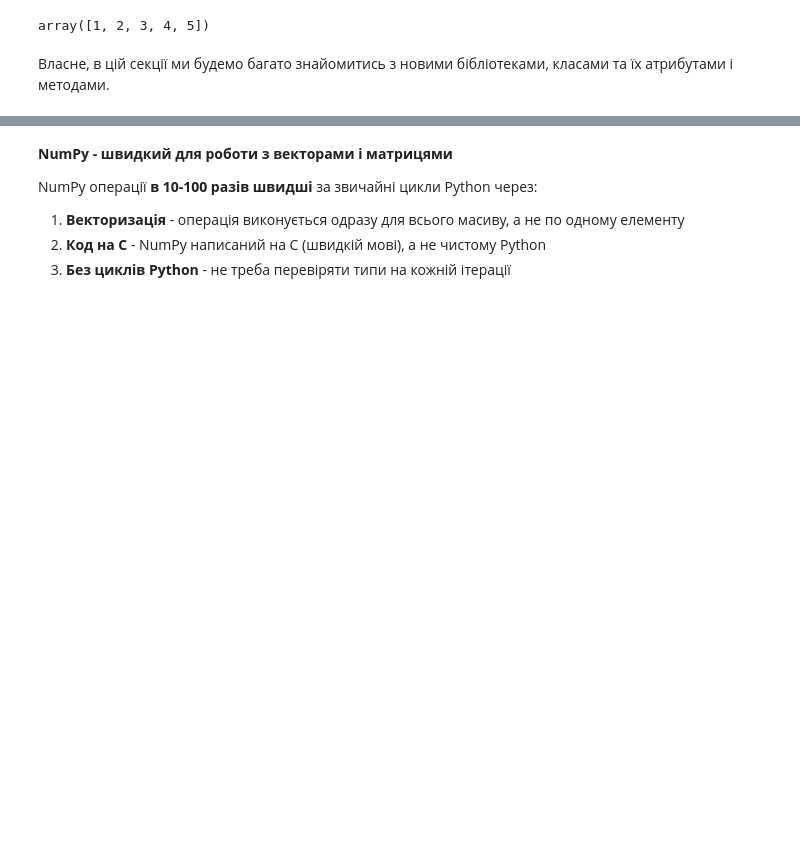
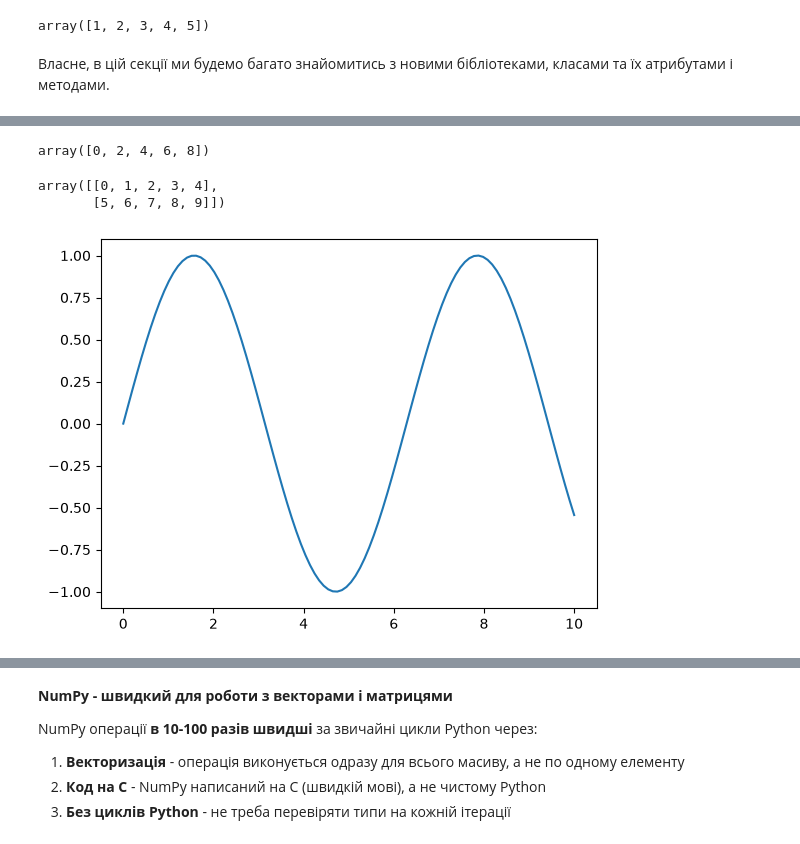
Before and after one commit to boykool/ML-AI-Engineering, a Jupyter notebook: Бібліотеки_для_роботи_з_даними_Numpy,_Pandas,_Plotly.ipynb, the cells around one changed output, grey strips where cells are left out. Saved outputs shown, nothing was run; the diff lists cells and outputs as text; code cells hidden in the pictures; blank space fills up the shorter version.

```diff
--- a/Бібліотеки_для_роботи_з_даними_Numpy,_Pandas,_Plotly.ipynb
+++ b/Бібліотеки_для_роботи_з_даними_Numpy,_Pandas,_Plotly.ipynb
@@ -219,0 +248,19 @@ for i in range(10):
+# %%
+np.arange(0, 10, 2)
+# %% [output]
+array([0, 2, 4, 6, 8])
+# %%
+# np.arange(0, 10)
+np.arange(0, 10).reshape((2,5))
+# %% [output]
+array([[0, 1, 2, 3, 4],
+       [5, 6, 7, 8, 9]])
+# %%
+x = np.linspace(0, 10, 100)
+y = np.sin(x)
+
+import matplotlib.pyplot as plt
+plt.plot(x, y)
+plt.show()
+# %% [output]
+[figure, added]
```
Also changed, not shown: parts of 8 cells of this notebook.
